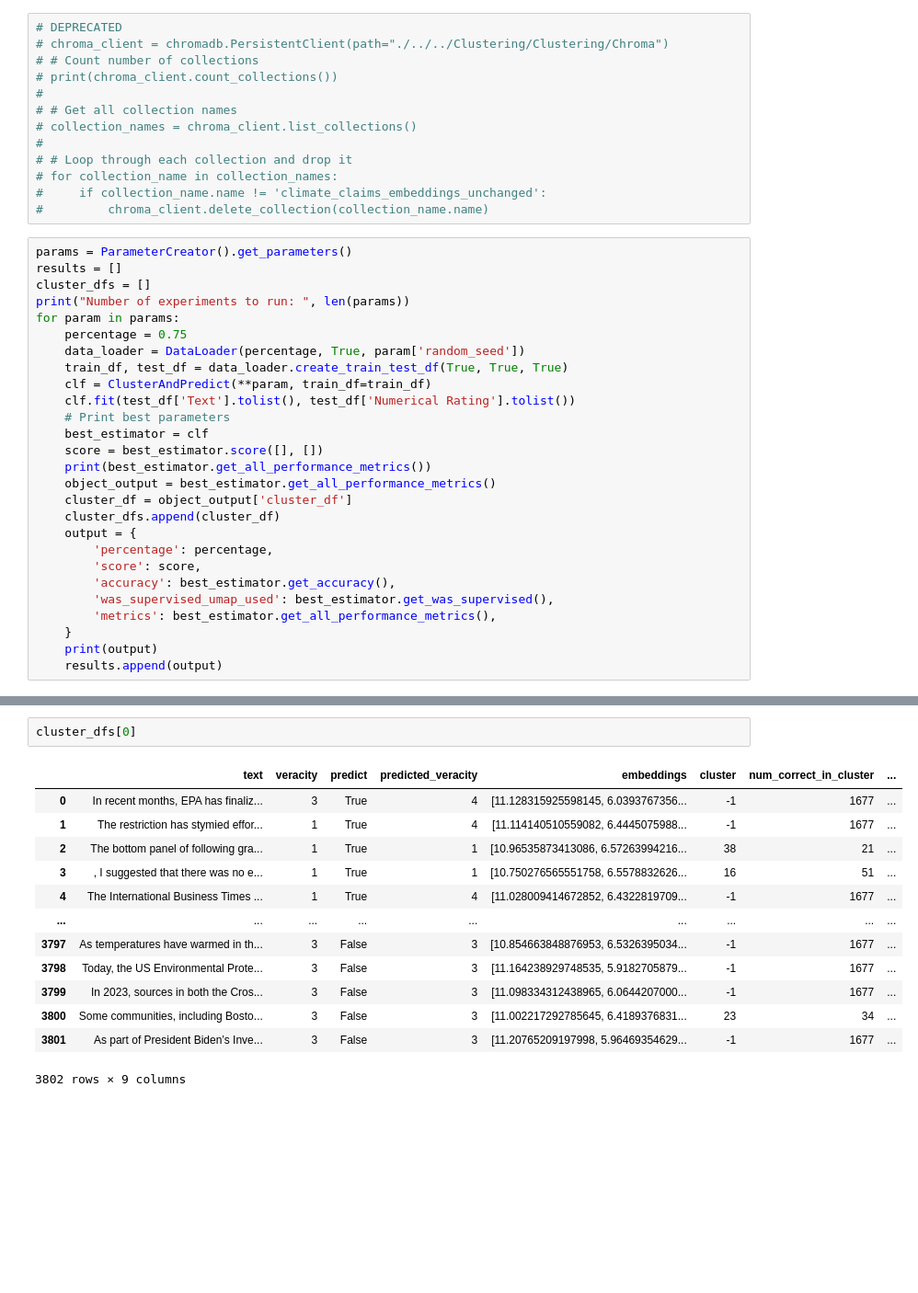
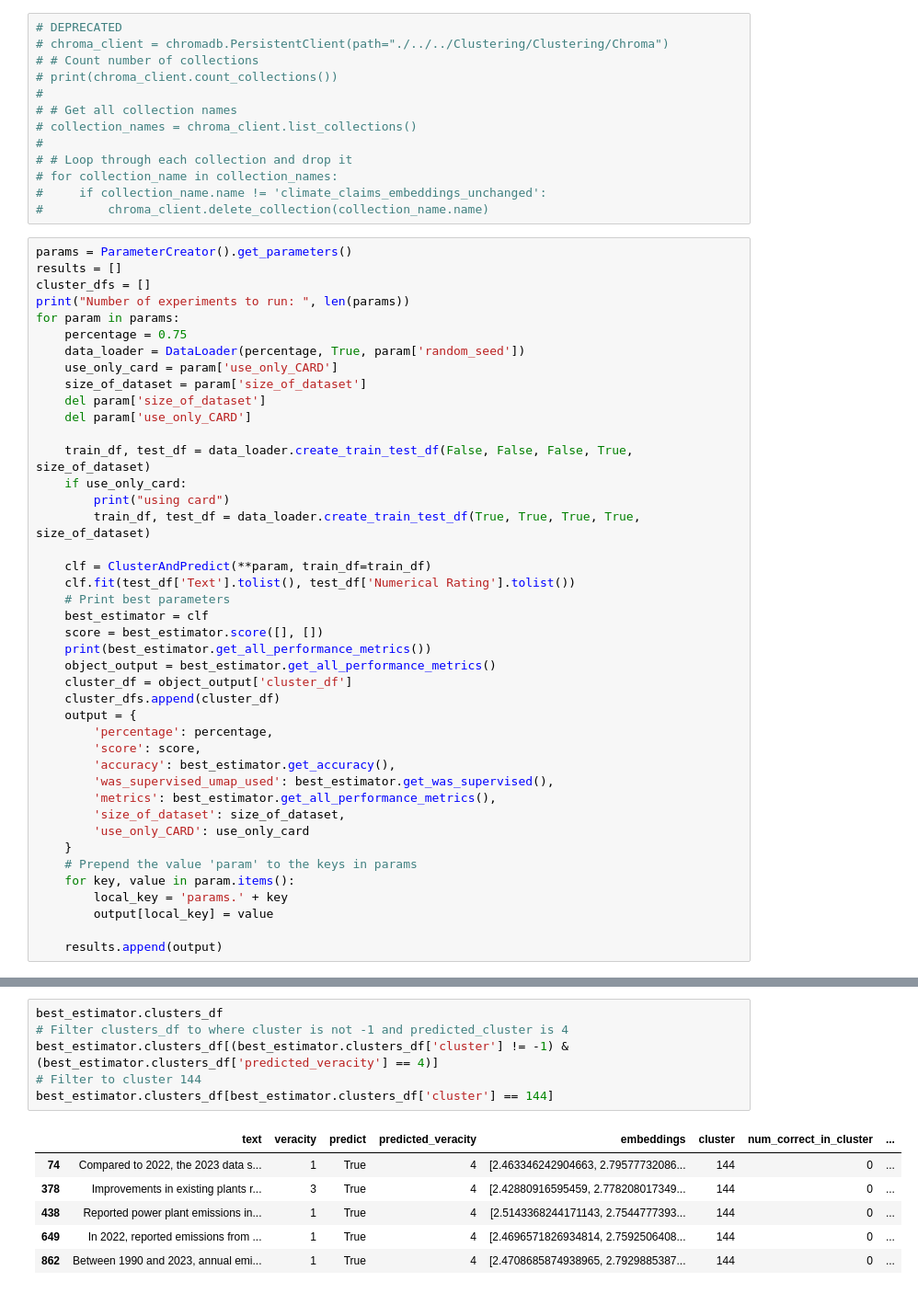
Before and after one commit to Vinayak-Kannan/FactChecker-V3, a Jupyter notebook: Testing/Test Output/hyperparameter_selection.ipynb, the cells around one changed output, grey strips where cells are left out. Shown: that part at 92% size. Cells and saved outputs as stored; diff of their text form; blank space fills up the shorter version.

Commit message:
Updates for all datasets to work

```diff
--- a/Testing/Test Output/hyperparameter_selection.ipynb
+++ b/Testing/Test Output/hyperparameter_selection.ipynb
@@ -42,7 +50,16 @@ print("Number of experiments to run: ", len(params))
 for param in params:
     percentage = 0.75
     data_loader = DataLoader(percentage, True, param['random_seed'])
-    train_df, test_df = data_loader.create_train_test_df(True, True, True)
+    use_only_card = param['use_only_CARD']
+    size_of_dataset = param['size_of_dataset']
+    del param['size_of_dataset']
+    del param['use_only_CARD']
+
+    train_df, test_df = data_loader.create_train_test_df(False, False, False, True, size_of_dataset)
+    if use_only_card:
+        print("using card")
+        train_df, test_df = data_loader.create_train_test_df(True, True, True, True, size_of_dataset)
+
     clf = ClusterAndPredict(**param, train_df=train_df)
     clf.fit(test_df['Text'].tolist(), test_df['Numerical Rating'].tolist())
     # Print best parameters
@@ -58,7 +75,13 @@ for param in params:
         'accuracy': best_estimator.get_accuracy(),
         'was_supervised_umap_used': best_estimator.get_was_supervised(),
         'metrics': best_estimator.get_all_performance_metrics(),
+        'size_of_dataset': size_of_dataset,
+        'use_only_CARD': use_only_card
     }
-    print(output)
+    # Prepend the value 'param' to the keys in params
+    for key, value in param.items():
+        local_key = 'params.' + key
+        output[local_key] = value
+
     results.append(output)
 # %% [output]
@@ -88,19 +113,16 @@ results_df
 # %%
-cluster_dfs[0]
+best_estimator.clusters_df
+# Filter clusters_df to where cluster is not -1 and predicted_cluster is 4
+best_estimator.clusters_df[(best_estimator.clusters_df['cluster'] != -1) & (best_estimator.clusters_df['predicted_veracity'] == 4)]
+# Filter to cluster 144
+best_estimator.clusters_df[best_estimator.clusters_df['cluster'] == 144]
 # %% [output]
 |  | text | veracity | predict | predicted_veracity | embeddings | cluster | num_correct_in_cluster | ... |
-| 0 | In recent months, EPA has finaliz... | 3 | True | 4 | [11.128315925598145, 6.0393767356... | -1 | 1677 | ... |
-| 1 | The restriction has stymied effor... | 1 | True | 4 | [11.114140510559082, 6.4445075988... | -1 | 1677 | ... |
-| 2 | The bottom panel of following gra... | 1 | True | 1 | [10.96535873413086, 6.57263994216... | 38 | 21 | ... |
-| 3 | , I suggested that there was no e... | 1 | True | 1 | [10.750276565551758, 6.5578832626... | 16 | 51 | ... |
-| 4 | The International Business Times ... | 1 | True | 4 | [11.028009414672852, 6.4322819709... | -1 | 1677 | ... |
-| ... | ... | ... | ... | ... | ... | ... | ... | ... |
-| 3797 | As temperatures have warmed in th... | 3 | False | 3 | [10.854663848876953, 6.5326395034... | -1 | 1677 | ... |
-| 3798 | Today, the US Environmental Prote... | 3 | False | 3 | [11.164238929748535, 5.9182705879... | -1 | 1677 | ... |
-| 3799 | In 2023, sources in both the Cros... | 3 | False | 3 | [11.098334312438965, 6.0644207000... | -1 | 1677 | ... |
-| 3800 | Some communities, including Bosto... | 3 | False | 3 | [11.002217292785645, 6.4189376831... | 23 | 34 | ... |
-| 3801 | As part of President Biden’s Inve... | 3 | False | 3 | [11.20765209197998, 5.96469354629... | -1 | 1677 | ... |
+| 74 | Compared to 2022, the 2023 data s... | 1 | True | 4 | [2.463346242904663, 2.79577732086... | 144 | 0 | ... |
+| 378 | Improvements in existing plants r... | 3 | True | 4 | [2.42880916595459, 2.778208017349... | 144 | 0 | ... |
+| 438 | Reported power plant emissions in... | 1 | True | 4 | [2.5143368244171143, 2.7544777393... | 144 | 0 | ... |
+| 649 | In 2022, reported emissions from ... | 1 | True | 4 | [2.4696571826934814, 2.7592506408... | 144 | 0 | ... |
+| 862 | Between 1990 and 2023, annual emi... | 1 | True | 4 | [2.4708685874938965, 2.7929885387... | 144 | 0 | ... |
-3802 rows × 9 columns
 # %%
 viz = Visualizer()
 df_with_two_dimens = viz.fit_transform(cluster_dfs[0], 'embeddings')
```
Also changed, not shown: parts of 4 cells of this notebook, 6 other files.
